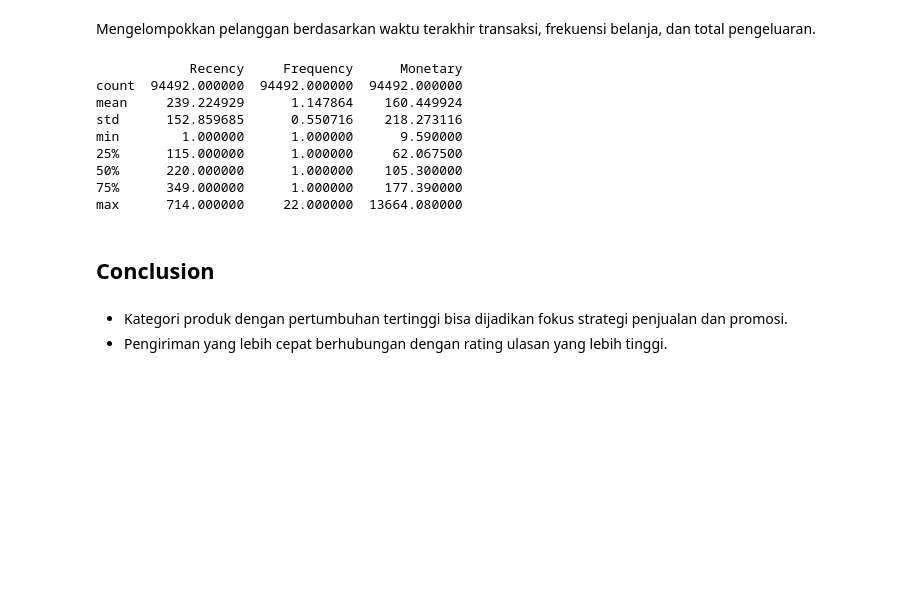
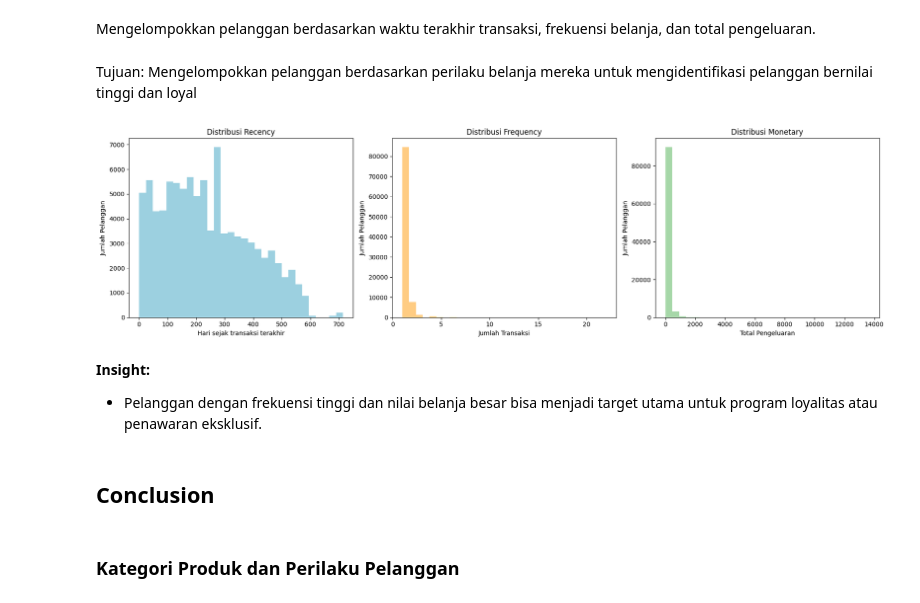
Before and after one commit to melshitaardia/e-commerce-public-dashboard, a Jupyter notebook: notebook.ipynb, the cells around one changed output. Drawn from its saved outputs; the diff is of its cells as text; code cells hidden in the pictures; blank space fills up the shorter version.

```diff
--- a/notebook.ipynb
+++ b/notebook.ipynb
@@ -903,28 +910,37 @@ plt.show()
 ### RFM Analysis
 # %% [markdown]
 Mengelompokkan pelanggan berdasarkan waktu terakhir transaksi, frekuensi belanja, dan total pengeluaran.
-# %%
-snapshot_date = max(ecommerce_df['order_purchase_timestamp']) + pd.Timedelta(days=1)
-rfm_df = ecommerce_df.groupby('customer_id').agg({
-    'order_purchase_timestamp': lambda x: (snapshot_date - x.max()).days,
-    'order_id': 'count',
-    'total_price': 'sum'
-})
-
-rfm_df.columns = ['Recency', 'Frequency', 'Monetary']
-print(rfm_df.describe())
-# %% [output]
-            Recency     Frequency      Monetary
-count  94492.000000  94492.000000  94492.000000
-mean     239.224929      1.147864    160.449924
-std      152.859685      0.550716    218.273116
-min        1.000000      1.000000      9.590000
-25%      115.000000      1.000000     62.067500
-50%      220.000000      1.000000    105.300000
-75%      349.000000      1.000000    177.390000
-max      714.000000     22.000000  13664.080000
+# %% [markdown]
+Tujuan: Mengelompokkan pelanggan berdasarkan perilaku belanja mereka untuk mengidentifikasi pelanggan bernilai tinggi dan loyal
+# %%
+fig, axes = plt.subplots(1, 3, figsize=(18, 5))
+
+# Recency Histogram
+axes[0].hist(rfm_df['Recency'], bins=30, color='#72BCD4', alpha=0.7)
+axes[0].set_title('Distribusi Recency')
+axes[0].set_xlabel('Hari sejak transaksi terakhir')
+axes[0].set_ylabel('Jumlah Pelanggan')
+
+# Frequency Histogram
+axes[1].hist(rfm_df['Frequency'], bins=30, color='#FFB74D', alpha=0.7)
+axes[1].set_title('Distribusi Frequency')
+axes[1].set_xlabel('Jumlah Transaksi')
+axes[1].set_ylabel('Jumlah Pelanggan')
+
+# Monetary Histogram
+axes[2].hist(rfm_df['Monetary'], bins=30, color='#81C784', alpha=0.7)
+axes[2].set_title('Distribusi Monetary')
+axes[2].set_xlabel('Total Pengeluaran')
+axes[2].set_ylabel('Jumlah Pelanggan')
+
+plt.tight_layout()
+plt.show()
+# %% [output]
+[figure, added]
+# %% [markdown]
+**Insight:**
+- Pelanggan dengan frekuensi tinggi dan nilai belanja besar bisa menjadi target utama untuk program loyalitas atau penawaran eksklusif.
 # %% [markdown]
 ## Conclusion
-# %% [markdown]
-- Kategori produk dengan pertumbuhan tertinggi bisa dijadikan fokus strategi penjualan dan promosi.
-- Pengiriman yang lebih cepat berhubungan dengan rating ulasan yang lebih tinggi.
+# %% [markdown]
+### Kategori Produk dan Perilaku Pelanggan
```
Also changed, not shown: parts of 12 cells of this notebook.
